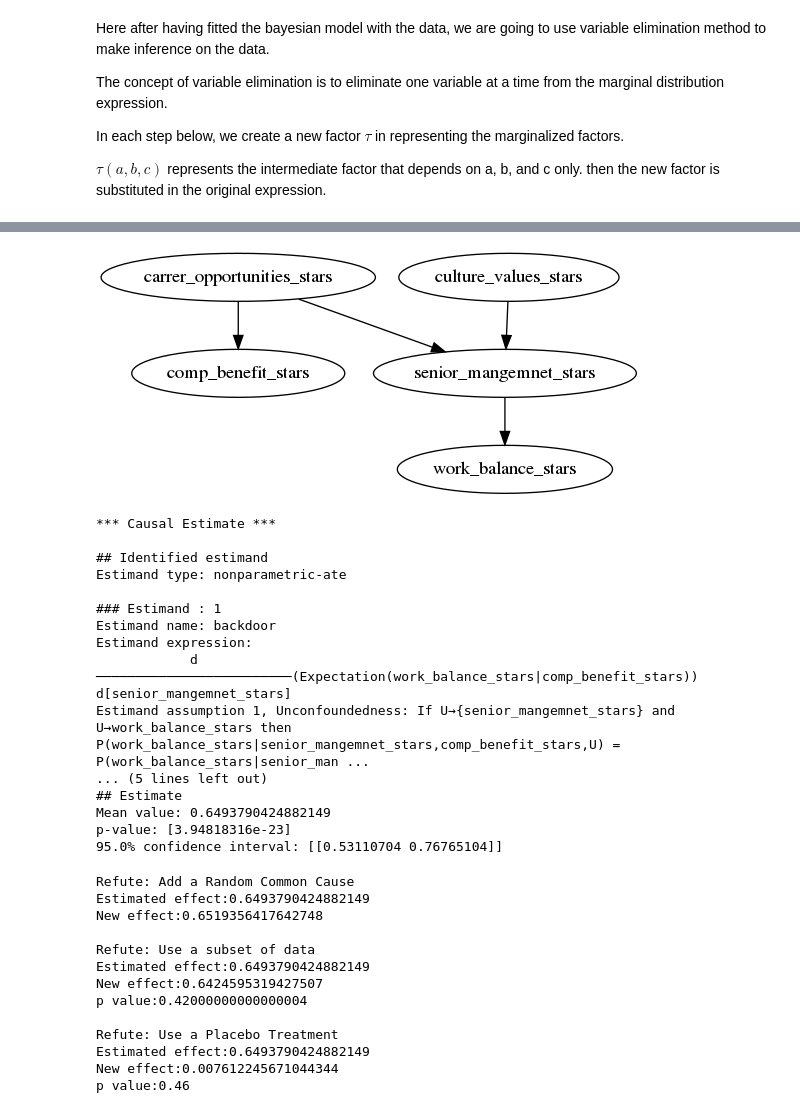
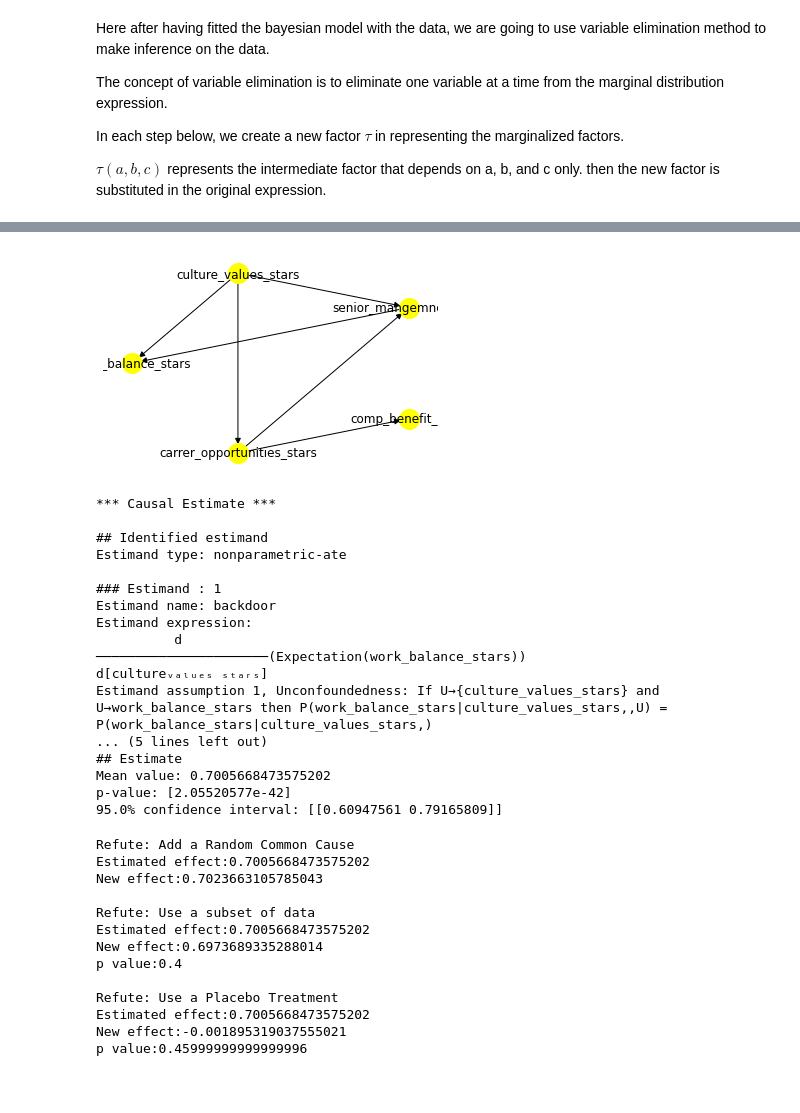
Before and after one commit to StefaniaSferragatta/HumanCapital_TechIndustries, a Jupyter notebook: draft_submit/facebook.ipynb, the cells around one changed output, grey strips where cells are left out. Saved outputs shown, nothing was run; the diff lists cells and outputs as text; code cells hidden in the pictures; blank space fills up the shorter version.

```diff
--- a/draft_submit/facebook.ipynb
+++ b/draft_submit/facebook.ipynb
@@ -179,18 +212,18 @@ senior_mangemnet_stars -> work_balance_stars;
 # %%
 #here we use the DAG schema obtained with Hillclimsearch algorithm
 outcome='work_balance_stars'
-treatment='senior_mangemnet_stars'
+treatment='culture_values_stars'
 
 model_fb= CausalModel(
         data = df_train_fb,
         graph=causal_graph_facebook.replace("\n", " "),
         treatment=treatment,
         outcome=outcome
 )
 model_fb.view_model()
-display(Image(filename='causal_model.png'))
+#display(Image(filename='causal_model.png'))
 # %% [output]
-[figure, old version]
+[figure, new version]
 # %%
 estimands = model_fb.identify_effect()
 # %%
@@ -207,30 +240,31 @@ Estimand type: nonparametric-ate
 ### Estimand : 1
 Estimand name: backdoor
 Estimand expression:
-            d
-─────────────────────────(Expectation(work_balance_stars|comp_benefit_stars))
-d[senior_mangemnet_stars]
-Estimand assumption 1, Unconfoundedness: If U→{senior_mangemnet_stars} and U→work_balance_stars then P(work_balance_stars|senior_mangemnet_stars,comp_benefit_stars,U) = P(work_balance_stars|senior_man ...
+          d
+──────────────────────(Expectation(work_balance_stars))
+d[cultureᵥₐₗᵤₑₛ ₛₜₐᵣₛ]
+Estimand assumption 1, Unconfoundedness: If U→{culture_values_stars} and U→work_balance_stars then P(work_balance_stars|culture_values_stars,,U) = P(work_balance_stars|culture_values_stars,)
 ... (5 lines left out)
 ## Estimate
-Mean value: 0.6493790424882149
-p-value: [3.94818316e-23]
-95.0% confidence interval: [[0.53110704 0.76765104]]
+Mean value: 0.7005668473575202
+p-value: [2.05520577e-42]
+95.0% confidence interval: [[0.60947561 0.79165809]]
 # %%
 methods = ["random_common_cause","data_subset_refuter","placebo_treatment_refuter"]
 for mode in methods:
-    refutel(mode,model_fb,estimands,estimate)
+    refutel = model_fb.refute_estimate(estimands,estimate, mode)
+    print(refutel)
 # %% [output]
 Refute: Add a Random Common Cause
-Estimated effect:0.6493790424882149
-New effect:0.6519356417642748
+Estimated effect:0.7005668473575202
+New effect:0.7023663105785043
 
 Refute: Use a subset of data
-Estimated effect:0.6493790424882149
-New effect:0.6424595319427507
-p value:0.42000000000000004
+Estimated effect:0.7005668473575202
+New effect:0.6973689335288014
+p value:0.4
 
 Refute: Use a Placebo Treatment
-Estimated effect:0.6493790424882149
-New effect:0.007612245671044344
-p value:0.46
+Estimated effect:0.7005668473575202
+New effect:-0.001895319037555021
+p value:0.45999999999999996
```
Also changed, not shown: parts of 12 cells of this notebook, 3 other files.
